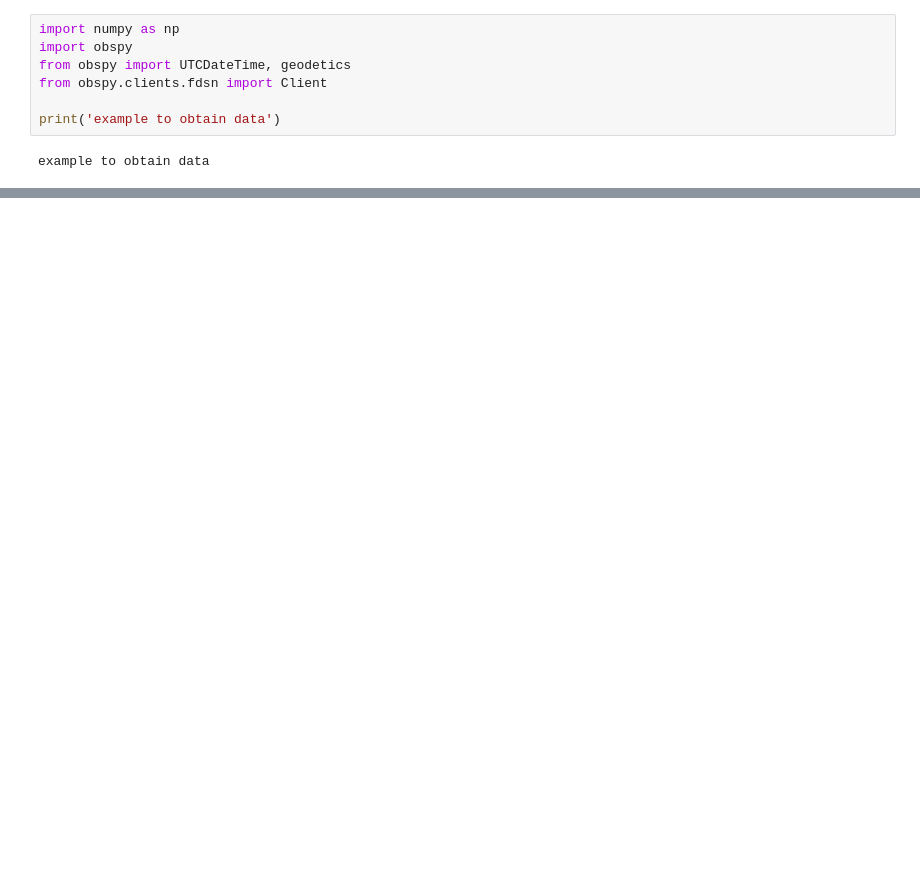
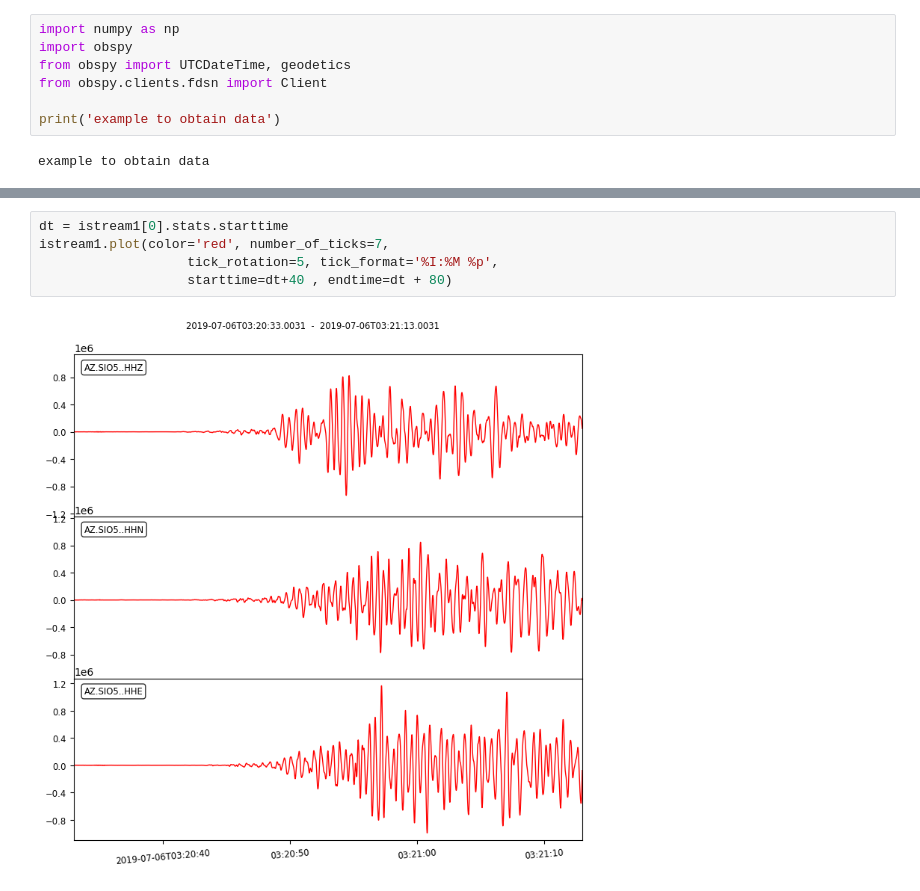
Before and after one commit to wenyfan/SIO161, a Jupyter notebook: Ex6_record.ipynb, the cells around one changed output, grey strips where cells are left out. Cells and saved outputs as stored; diff of their text form; blank space fills up the shorter version.

```diff
--- a/Ex6_record.ipynb
+++ b/Ex6_record.ipynb
@@ -23,0 +72,7 @@ ImportError: Neither Basemap nor Cartopy could be imported.
+# %%
+dt = istream1[0].stats.starttime
+istream1.plot(color='red', number_of_ticks=7,
+                   tick_rotation=5, tick_format='%I:%M %p',
+                   starttime=dt+40 , endtime=dt + 80)
+# %% [output]
+[figure, added]
```
Also changed, not shown: parts of 8 cells of this notebook.
